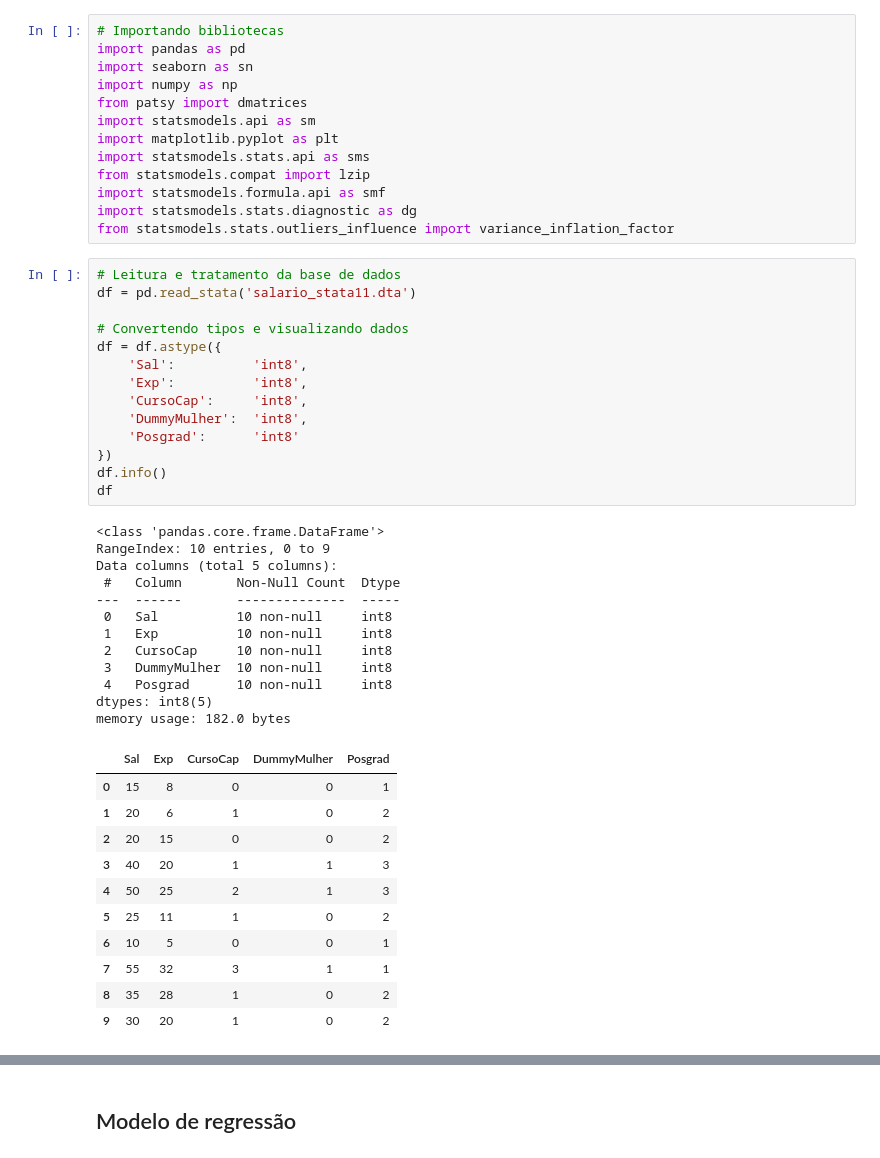
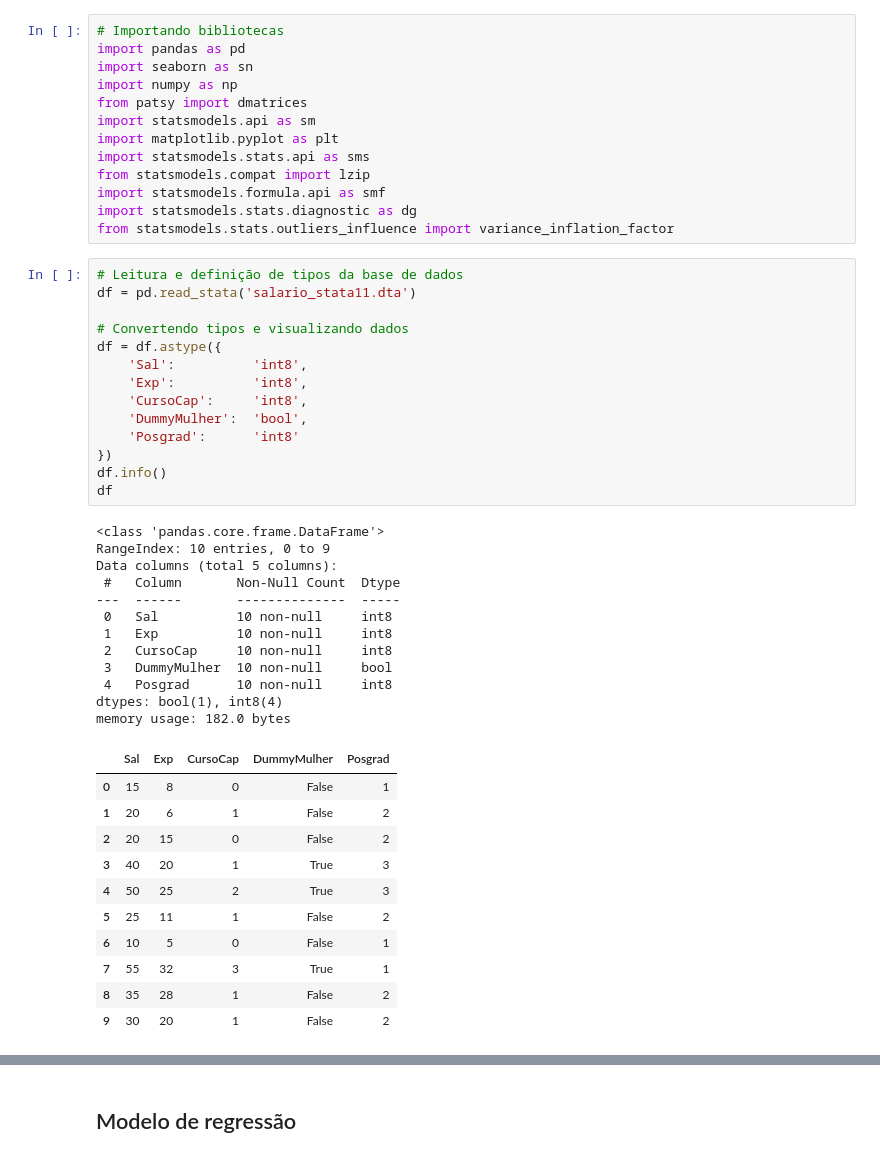
Before and after one commit to HerickSilva9/Aplicacoes-MCRL, a Jupyter notebook: main.ipynb, the cells around one changed output, grey strips where cells are left out. Drawn from its saved outputs; the diff is of its cells as text.

```diff
--- a/main.ipynb
+++ b/main.ipynb
@@ -14,40 +14,40 @@ import statsmodels.formula.api as smf
 import statsmodels.stats.diagnostic as dg
 from statsmodels.stats.outliers_influence import variance_inflation_factor
 # %%
-# Leitura e tratamento da base de dados
+# Leitura e definição de tipos da base de dados
 df = pd.read_stata('salario_stata11.dta')
 
 # Convertendo tipos e visualizando dados
 df = df.astype({
     'Sal':          'int8',
     'Exp':          'int8',
     'CursoCap':     'int8',
-    'DummyMulher':  'int8',
+    'DummyMulher':  'bool',
     'Posgrad':      'int8'
 })
 df.info()
 df
 # %% [output]
 <class 'pandas.core.frame.DataFrame'>
 RangeIndex: 10 entries, 0 to 9
 Data columns (total 5 columns):
  #   Column       Non-Null Count  Dtype
 ---  ------       --------------  -----
  0   Sal          10 non-null     int8
  1   Exp          10 non-null     int8
  2   CursoCap     10 non-null     int8
- 3   DummyMulher  10 non-null     int8
+ 3   DummyMulher  10 non-null     bool
  4   Posgrad      10 non-null     int8
-dtypes: int8(5)
+dtypes: bool(1), int8(4)
 memory usage: 182.0 bytes
 |  | Sal | Exp | CursoCap | DummyMulher | Posgrad |
-| 0 | 15 | 8 | 0 | 0 | 1 |
-| 1 | 20 | 6 | 1 | 0 | 2 |
-| 2 | 20 | 15 | 0 | 0 | 2 |
-| 3 | 40 | 20 | 1 | 1 | 3 |
-| 4 | 50 | 25 | 2 | 1 | 3 |
-| 5 | 25 | 11 | 1 | 0 | 2 |
-| 6 | 10 | 5 | 0 | 0 | 1 |
-| 7 | 55 | 32 | 3 | 1 | 1 |
-| 8 | 35 | 28 | 1 | 0 | 2 |
-| 9 | 30 | 20 | 1 | 0 | 2 |
+| 0 | 15 | 8 | 0 | False | 1 |
+| 1 | 20 | 6 | 1 | False | 2 |
+| 2 | 20 | 15 | 0 | False | 2 |
+| 3 | 40 | 20 | 1 | True | 3 |
+| 4 | 50 | 25 | 2 | True | 3 |
+| 5 | 25 | 11 | 1 | False | 2 |
+| 6 | 10 | 5 | 0 | False | 1 |
+| 7 | 55 | 32 | 3 | True | 1 |
+| 8 | 35 | 28 | 1 | False | 2 |
+| 9 | 30 | 20 | 1 | False | 2 |
```
Also changed, not shown: parts of 10 cells of this notebook.
